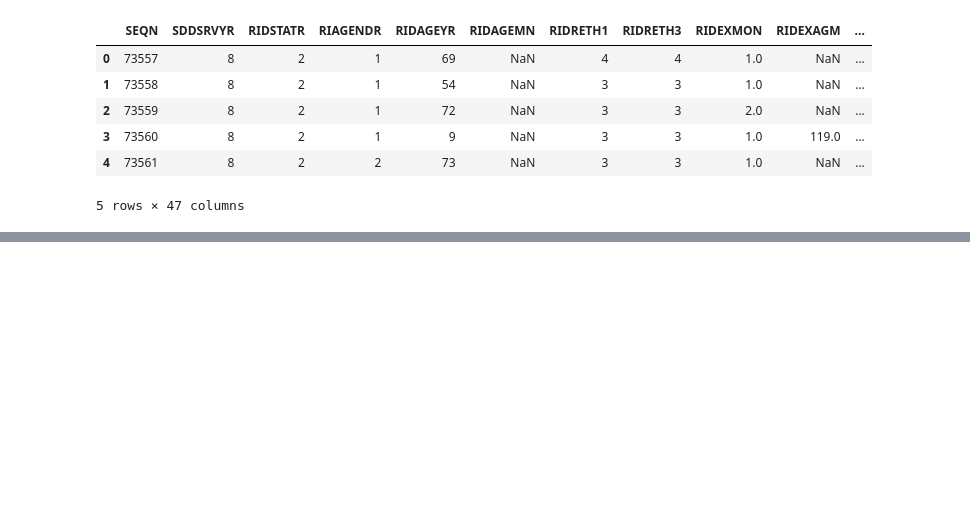
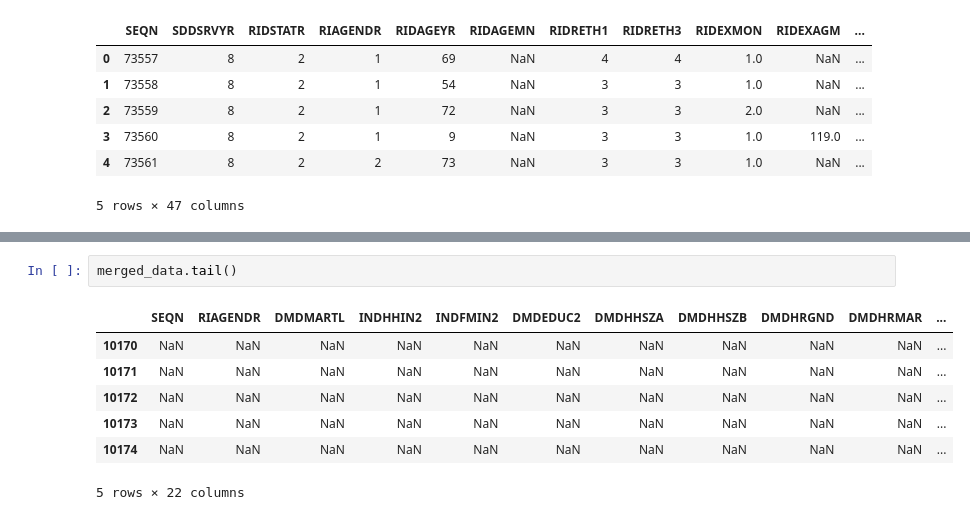
Before and after one commit to Motunodu/Capstone_Project, a Jupyter notebook: motunrayo_capstone_project/motunrayo_capstone_notebook.ipynb, the cells around one changed output, grey strips where cells are left out. Saved outputs shown, nothing was run; the diff lists cells and outputs as text; blank space fills up the shorter version.

```diff
--- a/motunrayo_capstone_project/motunrayo_capstone_notebook.ipynb
+++ b/motunrayo_capstone_project/motunrayo_capstone_notebook.ipynb
@@ -76,0 +158,10 @@ data4.head()
+# %%
+merged_data.tail()
+# %% [output]
+|  | SEQN | RIAGENDR | DMDMARTL | INDHHIN2 | INDFMIN2 | DMDEDUC2 | DMDHHSZA | DMDHHSZB | DMDHRGND | DMDHRMAR | ... |
+| 10170 | NaN | NaN | NaN | NaN | NaN | NaN | NaN | NaN | NaN | NaN | ... |
+| 10171 | NaN | NaN | NaN | NaN | NaN | NaN | NaN | NaN | NaN | NaN | ... |
+| 10172 | NaN | NaN | NaN | NaN | NaN | NaN | NaN | NaN | NaN | NaN | ... |
+| 10173 | NaN | NaN | NaN | NaN | NaN | NaN | NaN | NaN | NaN | NaN | ... |
+| 10174 | NaN | NaN | NaN | NaN | NaN | NaN | NaN | NaN | NaN | NaN | ... |
+5 rows × 22 columns
```
Also changed, not shown: parts of 14 cells of this notebook.
